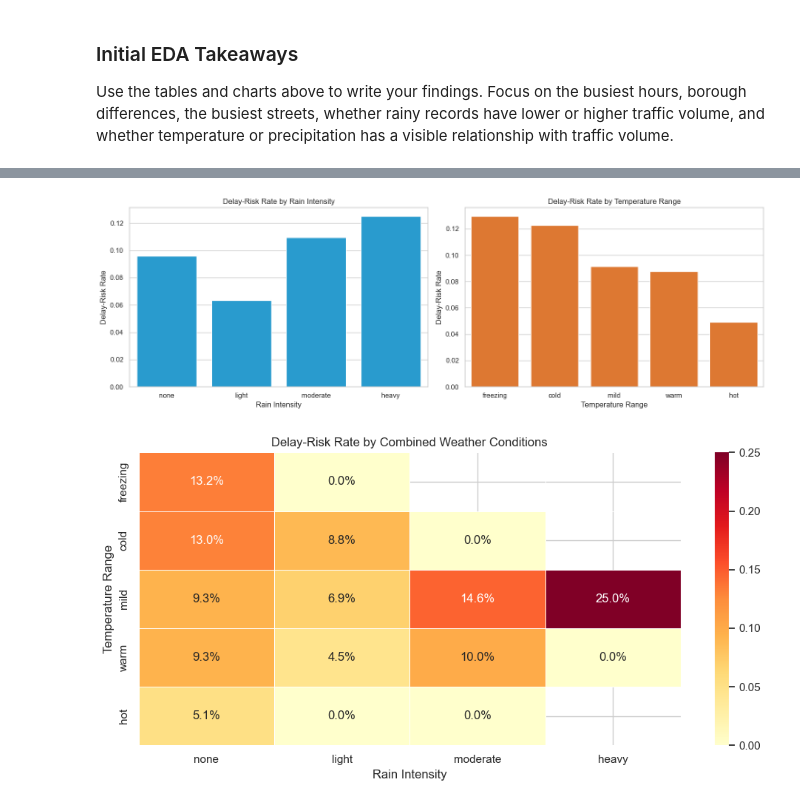
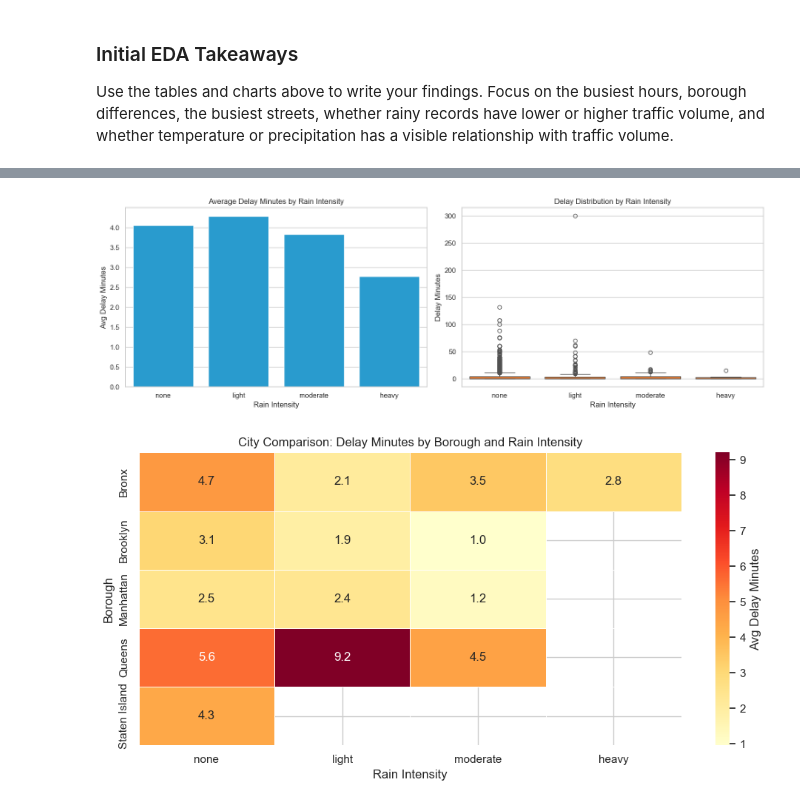
Before and after one commit to datasheng/csc46000-team-project-2026, a Jupyter notebook: proje.ipynb, the cells around one changed output, grey strips where cells are left out. Saved outputs shown, nothing was run; the diff lists cells and outputs as text; code cells hidden in the pictures.

```diff
--- a/proje.ipynb
+++ b/proje.ipynb
@@ -595,11 +598,6 @@ ml_df["rain_intensity"] = pd.cut(
     ml_df["precipitation"],
     bins=[-0.001, 0, 0.05, 0.15, float("inf")],
     labels=["none", "light", "moderate", "heavy"]
-)
-ml_df["temp_bin"] = pd.cut(
-    ml_df["temperature_2m"],
-    bins=[-float("inf"), 32, 45, 60, 75, float("inf")],
-    labels=["freezing", "cold", "mild", "warm", "hot"]
 )
 
 baseline_cols = ["boro", "street", "fromst", "tost", "direction", "day_of_week", "hour"]
@@ -613,12 +611,20 @@ baseline_volume = (
 ml_df = ml_df.merge(baseline_volume, on=baseline_cols, how="left")
 ml_df = ml_df[ml_df["expected_volume"] > 0].copy()
 ml_df["delay_index"] = ml_df["vol"] / ml_df["expected_volume"]
-ml_df["delay_risk"] = (ml_df["delay_index"] >= 1.20).astype(int)
+
+# Delay time proxy: a 1.20 delay index maps to about 12 excess minutes in an hour.
+ml_df["delay_minutes"] = ((ml_df["delay_index"] - 1).clip(lower=0) * 60).round(2)
+ml_df["delay_level"] = pd.cut(
+    ml_df["delay_minutes"],
+    bins=[-0.001, 5, 15, 30, float("inf")],
+    labels=["Low", "Moderate", "High", "Severe"]
+)
 
 rush_df = ml_df[ml_df["rush_hour"]].copy()
 
 print(f"Rush-hour rows: {len(rush_df):,}")
-print(f"Delay-risk rate during rush hour: {rush_df['delay_risk'].mean():.2%}")
-display(rush_df[["date", "hour", "boro", "street", "vol", "expected_volume", "delay_index", "delay_risk", "temperature_2m", "precipitation"]].head())
+print(f"Average estimated delay minutes: {rush_df['delay_minutes'].mean():.2f}")
+print(f"Average precipitation: {rush_df['precipitation'].mean():.3f}")
+display(rush_df[["date", "hour", "boro", "street", "vol", "expected_volume", "delay_index", "delay_minutes", "delay_level", "temperature_2m", "precipitation", "rain_intensity"]].head())
 # %% [output]
 Rush-hour rows: 2,875
@@ -934,36 +935,36 @@ display(temp_effect)
 # %%
 fig, axes = plt.subplots(1, 2, figsize=(15, 5))
 
 rain_order = ["none", "light", "moderate", "heavy"]
-sns.barplot(data=rain_effect, x="rain_intensity", y="delay_risk_rate", order=rain_order, ax=axes[0], color="#0ea5e9")
-axes[0].set_title("Delay-Risk Rate by Rain Intensity")
+sns.barplot(data=rain_effect, x="rain_intensity", y="avg_delay_minutes", order=rain_order, ax=axes[0], color="#0ea5e9")
+axes[0].set_title("Average Delay Minutes by Rain Intensity")
 axes[0].set_xlabel("Rain Intensity")
-axes[0].set_ylabel("Delay-Risk Rate")
+axes[0].set_ylabel("Avg Delay Minutes")
 
-temp_order = ["freezing", "cold", "mild", "warm", "hot"]
-sns.barplot(data=temp_effect, x="temp_bin", y="delay_risk_rate", order=temp_order, ax=axes[1], color="#f97316")
-axes[1].set_title("Delay-Risk Rate by Temperature Range")
-axes[1].set_xlabel("Temperature Range")
-axes[1].set_ylabel("Delay-Risk Rate")
+sns.boxplot(data=rush_df, x="rain_intensity", y="delay_minutes", order=rain_order, ax=axes[1], color="#f97316")
+axes[1].set_title("Delay Distribution by Rain Intensity")
+axes[1].set_xlabel("Rain Intensity")
+axes[1].set_ylabel("Delay Minutes")
 
 plt.tight_layout()
 plt.show()
 
 plt.figure(figsize=(10, 5))
 sns.heatmap(
-    weather_effects.pivot(index="temp_bin", columns="rain_intensity", values="delay_risk_rate").reindex(index=temp_order, columns=rain_order),
+    boro_rain_effect.pivot(index="boro", columns="rain_intensity", values="avg_delay_minutes").reindex(columns=rain_order),
     annot=True,
-    fmt=".1%",
+    fmt=".1f",
     cmap="YlOrRd",
-    linewidths=0.5
+    linewidths=0.5,
+    cbar_kws={"label": "Avg Delay Minutes"}
 )
-plt.title("Delay-Risk Rate by Combined Weather Conditions")
+plt.title("City Comparison: Delay Minutes by Borough and Rain Intensity")
 plt.xlabel("Rain Intensity")
-plt.ylabel("Temperature Range")
+plt.ylabel("Borough")
 plt.tight_layout()
 plt.show()
 # %% [output]
-[figure, old version]
+[figure, new version]
-[figure, old version]
+[figure, new version]
 # %%
 rush_scored = rush_df.copy()
```
Also changed, not shown: parts of 17 cells of this notebook, 2 other files.
